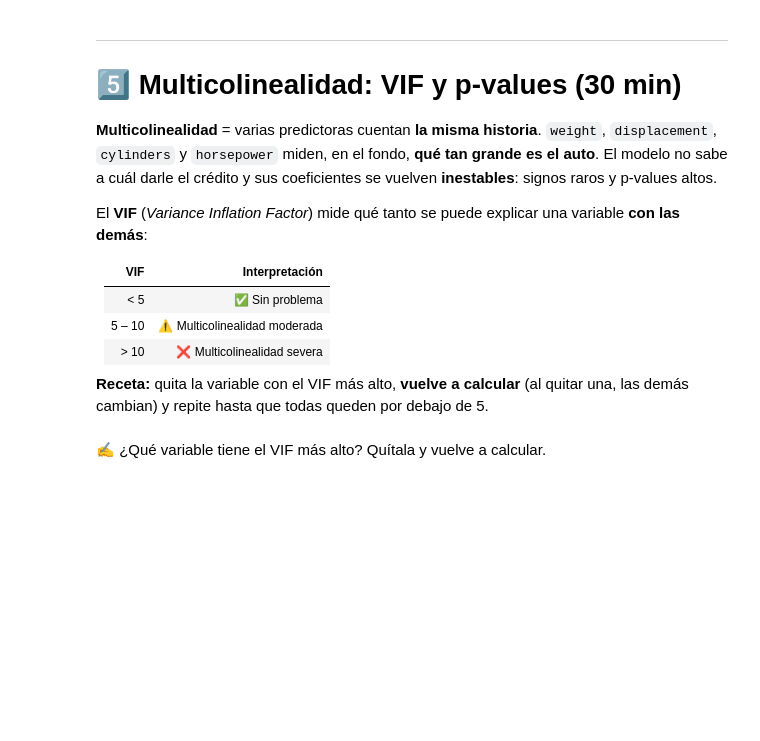
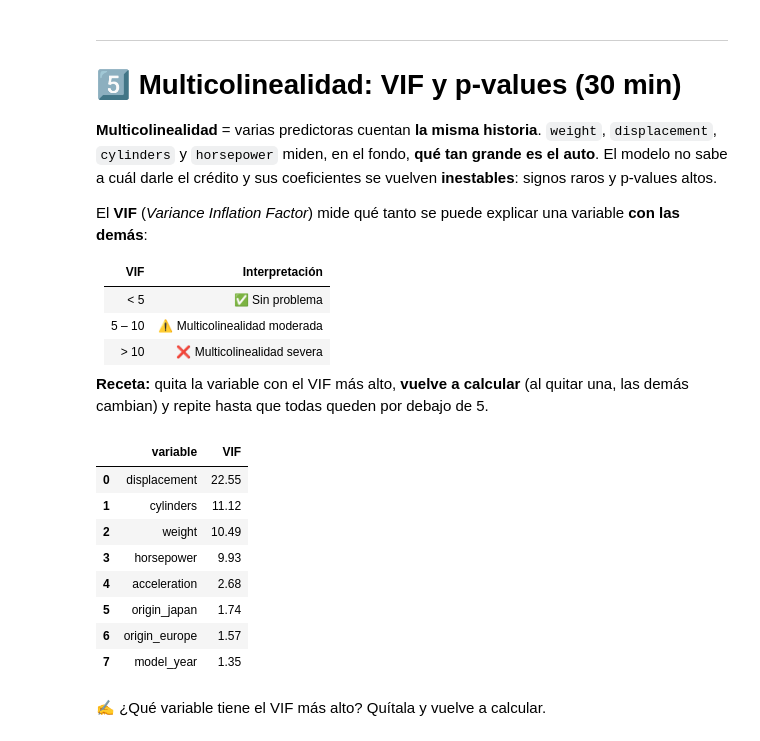
Before and after one commit to AndreaAguilar598908/linear_regression_intro_students, a Jupyter notebook: 01-regresion-lineal/caso_mpg.ipynb, the cells around one changed output. Cells and saved outputs as stored; diff of their text form; code cells hidden in the pictures; blank space fills up the shorter version.

```diff
--- a/01-regresion-lineal/caso_mpg.ipynb
+++ b/01-regresion-lineal/caso_mpg.ipynb
@@ -439,3 +439,8 @@ from sklearn.model_selection import train_test_split
 # 2. y = la columna 'mpg'
 # 3. X_train, X_test, y_train, y_test = train_test_split(X, y, test_size=0.2, random_state=42)
 # ✍️ Tu código aquí
+X = df.drop(columns=['mpg', 'name'])
+y = df['mpg']
+
+X_train, X_test, y_train, y_test = train_test_split(X, y, test_size=0.2, random_state=42)
+print(f"Train:{X_train.shape} | Test: {X_test.shape}")
@@ -583,7 +673,18 @@ El **VIF** (*Variance Inflation Factor*) mide qué tanto se puede explicar una v
 # %%
 # Calcula el VIF de todas las variables
 # Pista: calcular_vif(X_train_enc)
 # ✍️ Tu código aquí
+calcular_vif(X_train_enc)
+# %% [output]
+|  | variable | VIF |
+| 0 | displacement | 22.55 |
+| 1 | cylinders | 11.12 |
+| 2 | weight | 10.49 |
+| 3 | horsepower | 9.93 |
+| 4 | acceleration | 2.68 |
+| 5 | origin_japan | 1.74 |
+| 6 | origin_europe | 1.57 |
+| 7 | model_year | 1.35 |
 # %% [markdown]
 ✍️ ¿Qué variable tiene el VIF más alto? Quítala y vuelve a calcular.
 # %%
```
Also changed, not shown: parts of 19 cells of this notebook.
